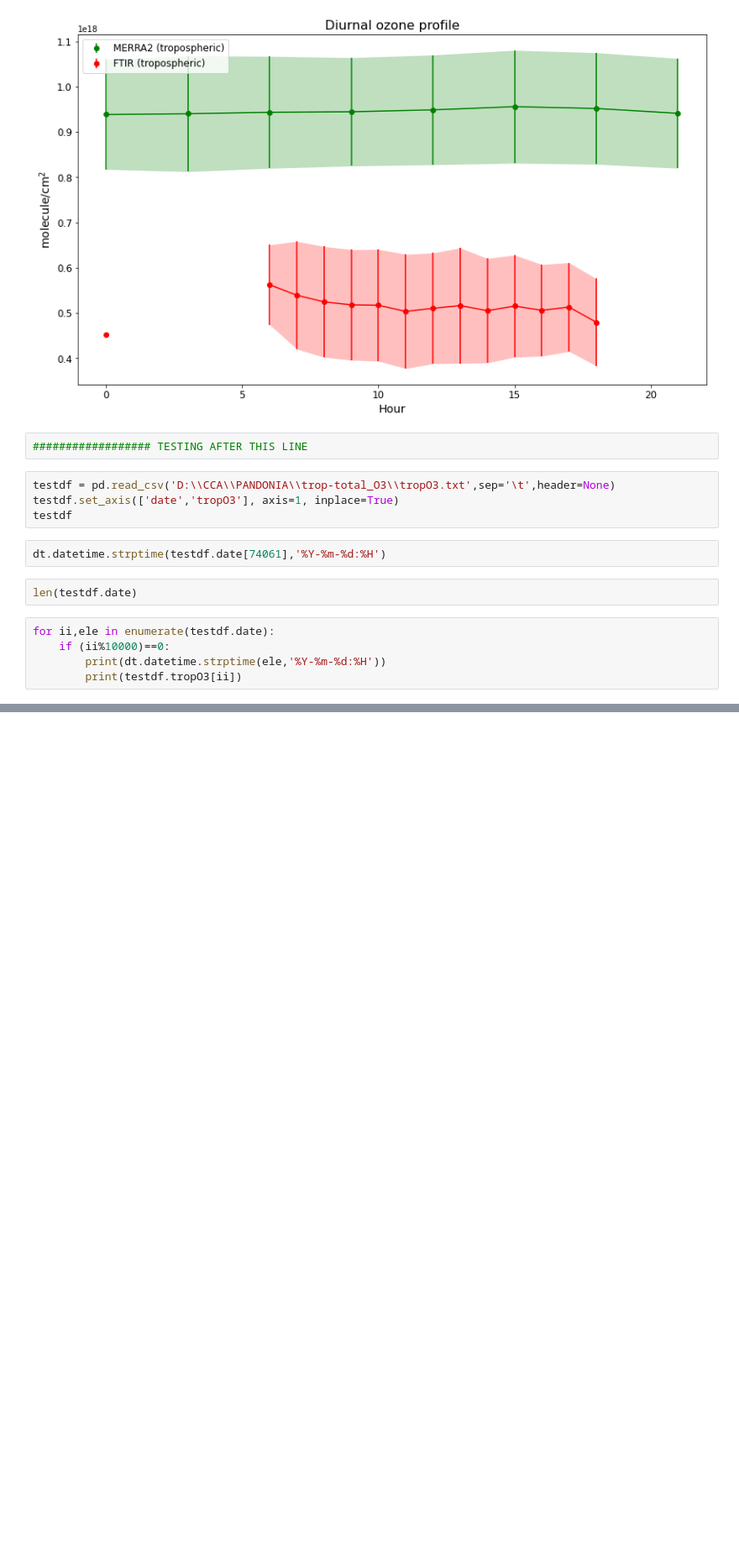
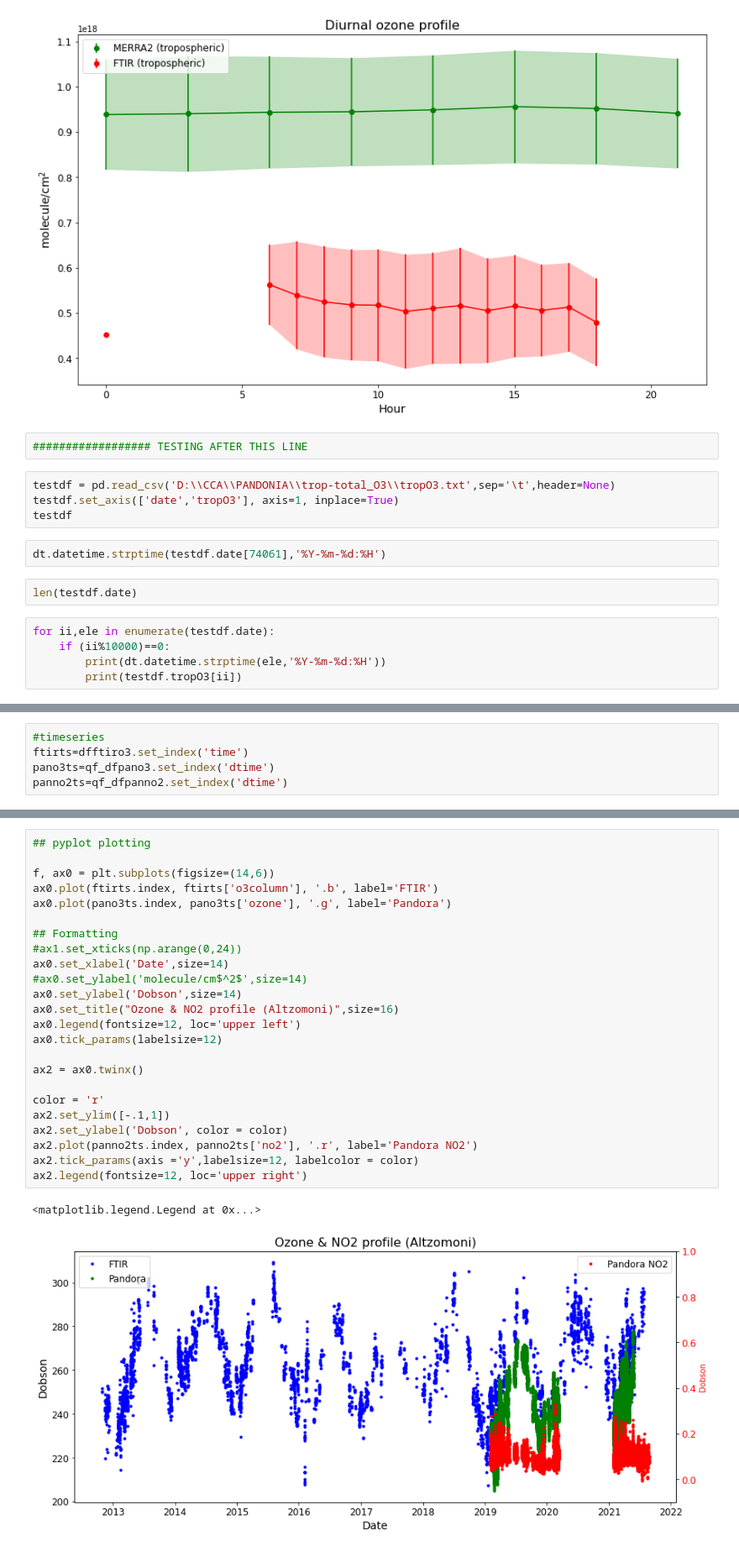
Before and after one commit to mixtli-c/cca-jupyter, a Jupyter notebook: pandonia-merra-ftir.ipynb, the cells around one changed output, grey strips where cells are left out. Shown at 84% size. Saved outputs shown, nothing was run; the diff lists cells and outputs as text; blank space fills up the shorter version.

Commit message:
pandora no2 data added

```diff
--- a/pandonia-merra-ftir.ipynb
+++ b/pandonia-merra-ftir.ipynb
@@ -229,0 +253,5 @@ for ii,ele in enumerate(testdf.date):
+# %%
+#timeseries
+ftirts=dfftiro3.set_index('time')
+pano3ts=qf_dfpano3.set_index('dtime')
+panno2ts=qf_dfpanno2.set_index('dtime')
@@ -229,0 +275,27 @@ for ii,ele in enumerate(testdf.date):
+# %%
+## pyplot plotting
+
+f, ax0 = plt.subplots(figsize=(14,6))
+ax0.plot(ftirts.index, ftirts['o3column'], '.b', label='FTIR')
+ax0.plot(pano3ts.index, pano3ts['ozone'], '.g', label='Pandora')
+
+## Formatting
+#ax1.set_xticks(np.arange(0,24))
+ax0.set_xlabel('Date',size=14)
+#ax0.set_ylabel('molecule/cm$^2$',size=14)
+ax0.set_ylabel('Dobson',size=14)
+ax0.set_title("Ozone & NO2 profile (Altzomoni)",size=16)
+ax0.legend(fontsize=12, loc='upper left')
+ax0.tick_params(labelsize=12)
+
+ax2 = ax0.twinx()
+
+color = 'r'
+ax2.set_ylim([-.1,1])
+ax2.set_ylabel('Dobson', color = color)
+ax2.plot(panno2ts.index, panno2ts['no2'], '.r', label='Pandora NO2')
+ax2.tick_params(axis ='y',labelsize=12, labelcolor = color)
+ax2.legend(fontsize=12, loc='upper right')
+# %% [output]
+<matplotlib.legend.Legend at 0x...>
+[figure, added]
```
Also changed, not shown: parts of 4 cells of this notebook, 4 other files.
